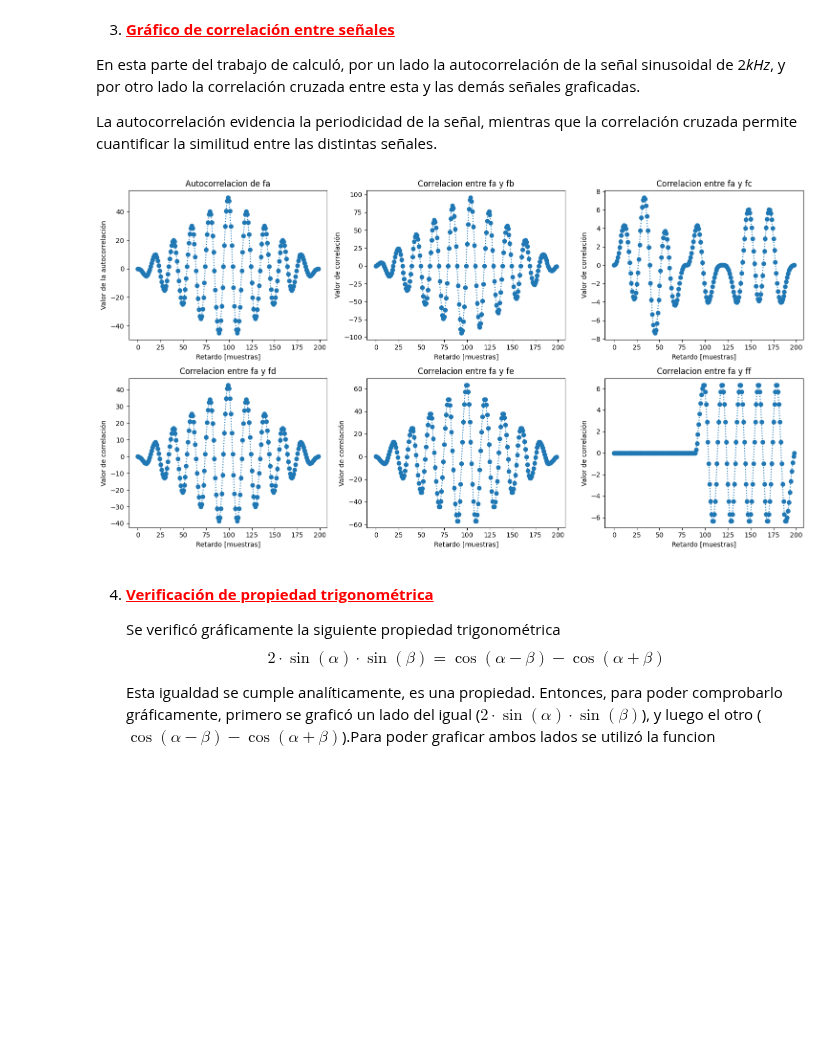
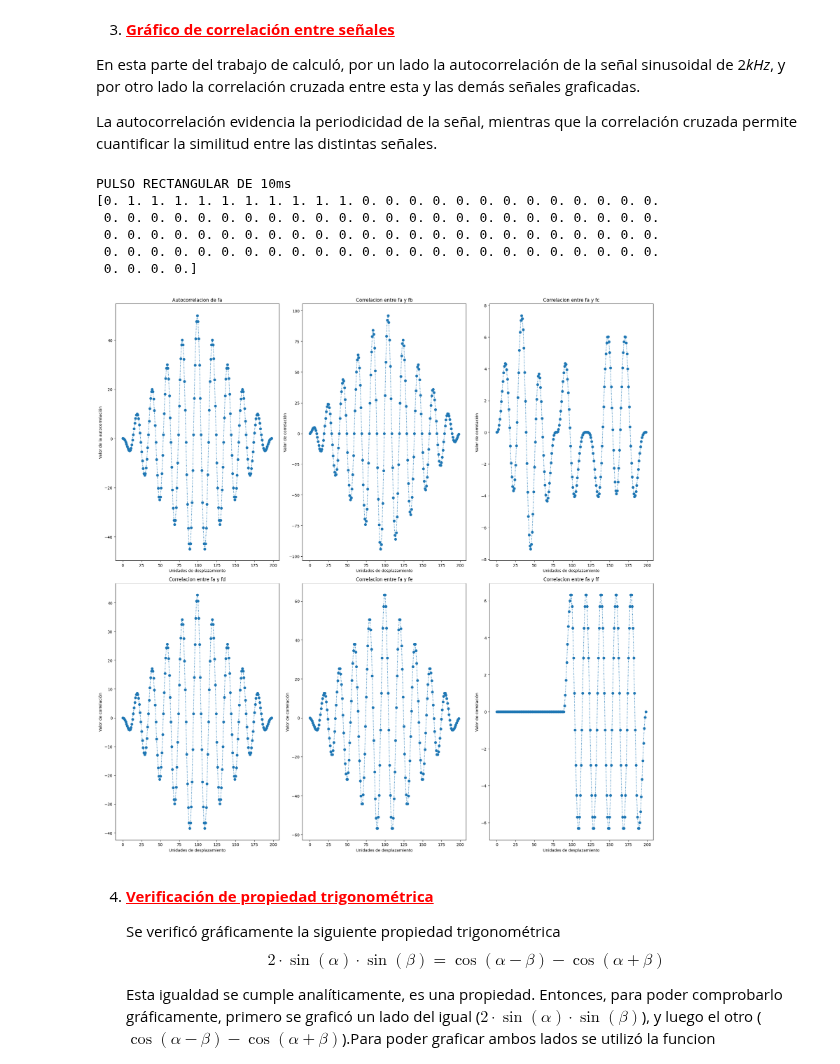
Before and after one commit to Catalina-git/APS, a Jupyter notebook: TP1 - Síntesis de señales/TS1.ipynb, the cells around one changed output. Saved outputs shown, nothing was run; the diff lists cells and outputs as text; code cells hidden in the pictures; blank space fills up the shorter version.

```diff
--- a/TP1 - Síntesis de señales/TS1.ipynb
+++ b/TP1 - Síntesis de señales/TS1.ipynb
@@ -392,61 +393,75 @@ La autocorrelación evidencia la periodicidad de la señal, mientras que la corr
 # %%
 """ ------------------------------- EJERCICIO 3 ------------------------------- """
 # ------------------------------- Correlacion -------------------------------
-rxx1 = signal.correlate(fa,fa)
+from scipy import signal
 
-rxx2 = signal.correlate(fa,fb)
+_,fa = mi_funcion_sen(1, 0, 2000, 0, 100, 40000)
+rxx1 = signal.correlate(fa,fa) # Autocorrelacion entre fa
 
-rxx3 = signal.correlate(fa,fc)
+_,fb = mi_funcion_sen(2, 0, 2000, np.pi/2, 100, 40000)
+rxx2 = signal.correlate(fa,fb) # Correlacion cruzada entre fa y fb
 
-rxx4 = signal.correlate(fa,fd)
+_,fc = mi_funcion_sen_modulada(1, 0, 1000, 0, 100, 40000)
+rxx3 = signal.correlate(fa,fc) # Correlacion cruzada entre fa y fc
 
-rxx5 = signal.correlate(fa,fe)
+_,fd = mi_funcion_sen_recortada(1, 0, 2000, 0, 100, 40000)
+rxx4 = signal.correlate(fa,fd) # Correlacion cruzada entre fa y fd
 
-rxx6 = signal.correlate(fa,ff)
+_,fe = mi_funcion_cuadrada(4000, 80000, 100, 0, 0)
+rxx5 = signal.correlate(fa,fe) # Correlacion cruzada entre fa y fe
+
+ff = mi_funcion_pulso(1, 11, 100, 1)
+rxx6 = signal.correlate(fa,ff) # Correlacion cruzada entre fa y ff
 
 # Grafico de las correlaciones
-fig, axes = plt.subplots(2, 3, figsize=(15, 8))  # Tamaño de la figura: ancho=15, alto=8
+fig, axes = plt.subplots(2, 3, figsize=(20, 20))  # Tamaño de la figura: ancho=15, alto=8
 
 plt.subplot(2,3,1)
 plt.title('Autocorrelacion de fa')
 plt.plot(rxx1, 'o:')
-plt.xlabel('Retardo [muestras]')
+plt.xlabel('Unidades de desplazamiento')
 plt.ylabel('Valor de la autocorrelación')
 
 plt.subplot(2,3,2)
 plt.title('Correlacion entre fa y fb')
 plt.plot(rxx2, 'o:')
-plt.xlabel('Retardo [muestras]')
+plt.xlabel('Unidades de desplazamiento')
 plt.ylabel('Valor de correlación')
 
 plt.subplot(2,3,3)
 plt.title('Correlacion entre fa y fc')
 plt.plot(rxx3, 'o:')
-plt.xlabel('Retardo [muestras]')
+plt.xlabel('Unidades de desplazamiento')
 plt.ylabel('Valor de correlación')
 
 plt.subplot(2,3,4)
 plt.title('Correlacion entre fa y fd')
 plt.plot(rxx4, 'o:')
-plt.xlabel('Retardo [muestras]')
+plt.xlabel('Unidades de desplazamiento')
 plt.ylabel('Valor de correlación')
 
 plt.subplot(2,3,5)
 plt.title('Correlacion entre fa y fe')
 plt.plot(rxx5, 'o:')
-plt.xlabel('Retardo [muestras]')
+plt.xlabel('Unidades de desplazamiento')
 plt.ylabel('Valor de correlación')
 
 plt.subplot(2,3,6)
 plt.title('Correlacion entre fa y ff')
 plt.plot(rxx6, 'o:')
-plt.xlabel('Retardo [muestras]')
+plt.xlabel('Unidades de desplazamiento')
 plt.ylabel('Valor de correlación')
 
 plt.tight_layout() # Ajusta el espacio entre subplots
 plt.show()
 # %% [output]
+PULSO RECTANGULAR DE 10ms
+[0. 1. 1. 1. 1. 1. 1. 1. 1. 1. 1. 0. 0. 0. 0. 0. 0. 0. 0. 0. 0. 0. 0. 0.
+ 0. 0. 0. 0. 0. 0. 0. 0. 0. 0. 0. 0. 0. 0. 0. 0. 0. 0. 0. 0. 0. 0. 0. 0.
+ 0. 0. 0. 0. 0. 0. 0. 0. 0. 0. 0. 0. 0. 0. 0. 0. 0. 0. 0. 0. 0. 0. 0. 0.
+ 0. 0. 0. 0. 0. 0. 0. 0. 0. 0. 0. 0. 0. 0. 0. 0. 0. 0. 0. 0. 0. 0. 0. 0.
+ 0. 0. 0. 0.]
-[figure, old version]
+[figure, new version]
 # %% [markdown]
 4) <font color=red><u> **Verificación de propiedad trigonométrica</u><font>**
 
```
Also changed, not shown: parts of 7 cells of this notebook, 2 other files.
